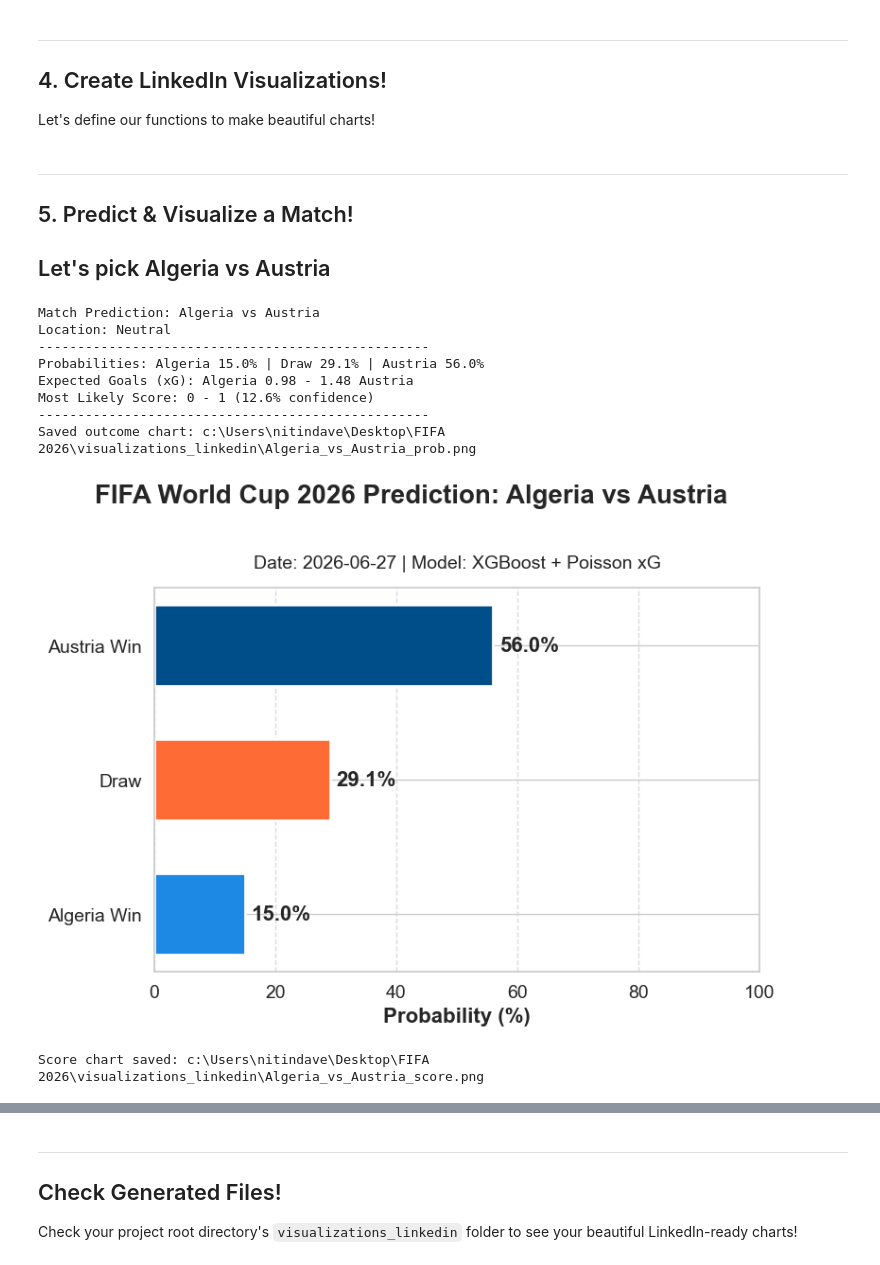
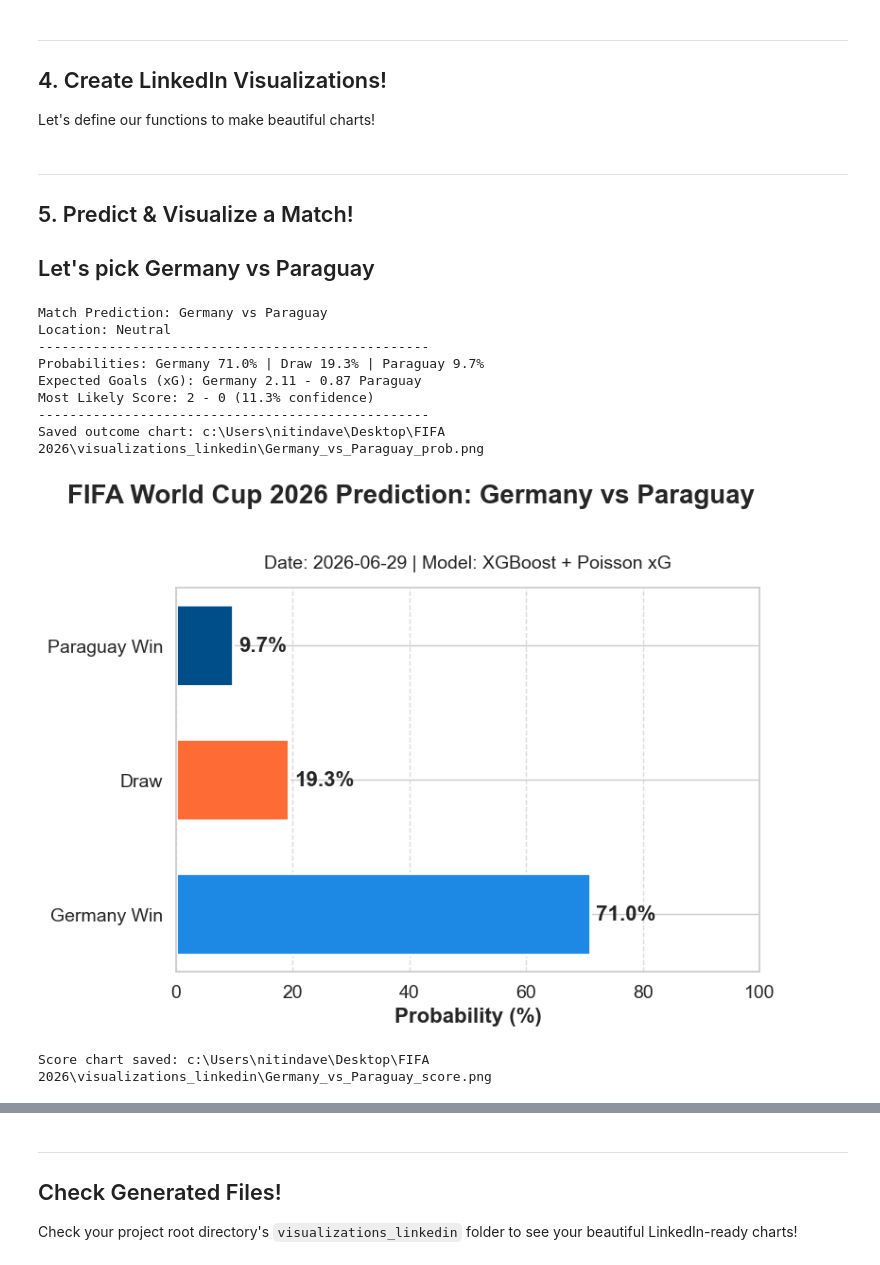
Before and after one commit to nitindavegit/FIFA-2026-Predictions, a Jupyter notebook: notebooks/04_LinkedIn_Presentation.ipynb, the cells around one changed output, grey strips where cells are left out. Saved outputs shown, nothing was run; the diff lists cells and outputs as text; code cells hidden in the pictures.

```diff
--- a/notebooks/04_LinkedIn_Presentation.ipynb
+++ b/notebooks/04_LinkedIn_Presentation.ipynb
@@ -88,7 +85,7 @@ matches[['home_team', 'away_team', 'tournament']]
 
 Let's define our functions to make beautiful charts!
 # %%
-def generate_outcome_chart(home_team, away_team, probs, date_str="2026-06-27", prediction=None):
+def generate_outcome_chart(home_team, away_team, probs, date_str="2026-06-29", prediction=None):
     fig, ax = plt.subplots(figsize=FIGSIZE, dpi=DPI)
 
     has_advance = prediction is not None and 'advance_probs' in prediction
@@ -138,7 +135,7 @@ def generate_outcome_chart(home_team, away_team, probs, date_str="2026-06-27", p
     plt.show()
     plt.close(fig)
 # %%
-def generate_score_heatmap(home_team, away_team, home_xg, away_xg, date_str="2026-06-27", prediction=None):
+def generate_score_heatmap(home_team, away_team, home_xg, away_xg, date_str="2026-06-29", prediction=None):
     fig, (ax_heatmap, ax_summary) = plt.subplots(ncols=2, figsize=FIGSIZE, dpi=DPI, gridspec_kw={'width_ratios': [3, 1]})
 
     max_goals=5
@@ -203,21 +200,21 @@ def generate_score_heatmap(home_team, away_team, home_xg, away_xg, date_str="202
 ---
 ## 5. Predict & Visualize a Match!
 
-## Let's pick Algeria vs Austria
+## Let's pick Germany vs Paraguay
 # %%
-pred = predict_match("Algeria", "Austria")
+pred = predict_match("Germany", "Paraguay")
 if pred:
     probs, (home_xg, away_xg) = pred['probs'], pred['xg']
-    generate_outcome_chart("Algeria", "Austria", probs)
-    generate_score_heatmap("Algeria", "Austria", home_xg, away_xg)
+    generate_outcome_chart("Germany", "Paraguay", probs)
+    generate_score_heatmap("Germany", "Paraguay", home_xg, away_xg)
 # %% [output]
-Match Prediction: Algeria vs Austria
+Match Prediction: Germany vs Paraguay
 Location: Neutral
 --------------------------------------------------
-Probabilities: Algeria 15.0% | Draw 29.1% | Austria 56.0%
-Expected Goals (xG): Algeria 0.98 - 1.48 Austria
-Most Likely Score: 0 - 1 (12.6% confidence)
+Probabilities: Germany 71.0% | Draw 19.3% | Paraguay 9.7%
+Expected Goals (xG): Germany 2.11 - 0.87 Paraguay
+Most Likely Score: 2 - 0 (11.3% confidence)
 --------------------------------------------------
-Saved outcome chart: c:\Users\nitindave\Desktop\FIFA 2026\visualizations_linkedin\Algeria_vs_Austria_prob.png
+Saved outcome chart: c:\Users\nitindave\Desktop\FIFA 2026\visualizations_linkedin\Germany_vs_Paraguay_prob.png
-[figure, old version]
+[figure, new version]
-Score chart saved: c:\Users\nitindave\Desktop\FIFA 2026\visualizations_linkedin\Algeria_vs_Austria_score.png
+Score chart saved: c:\Users\nitindave\Desktop\FIFA 2026\visualizations_linkedin\Germany_vs_Paraguay_score.png
```
Also changed, not shown: parts of 12 cells of this notebook.
